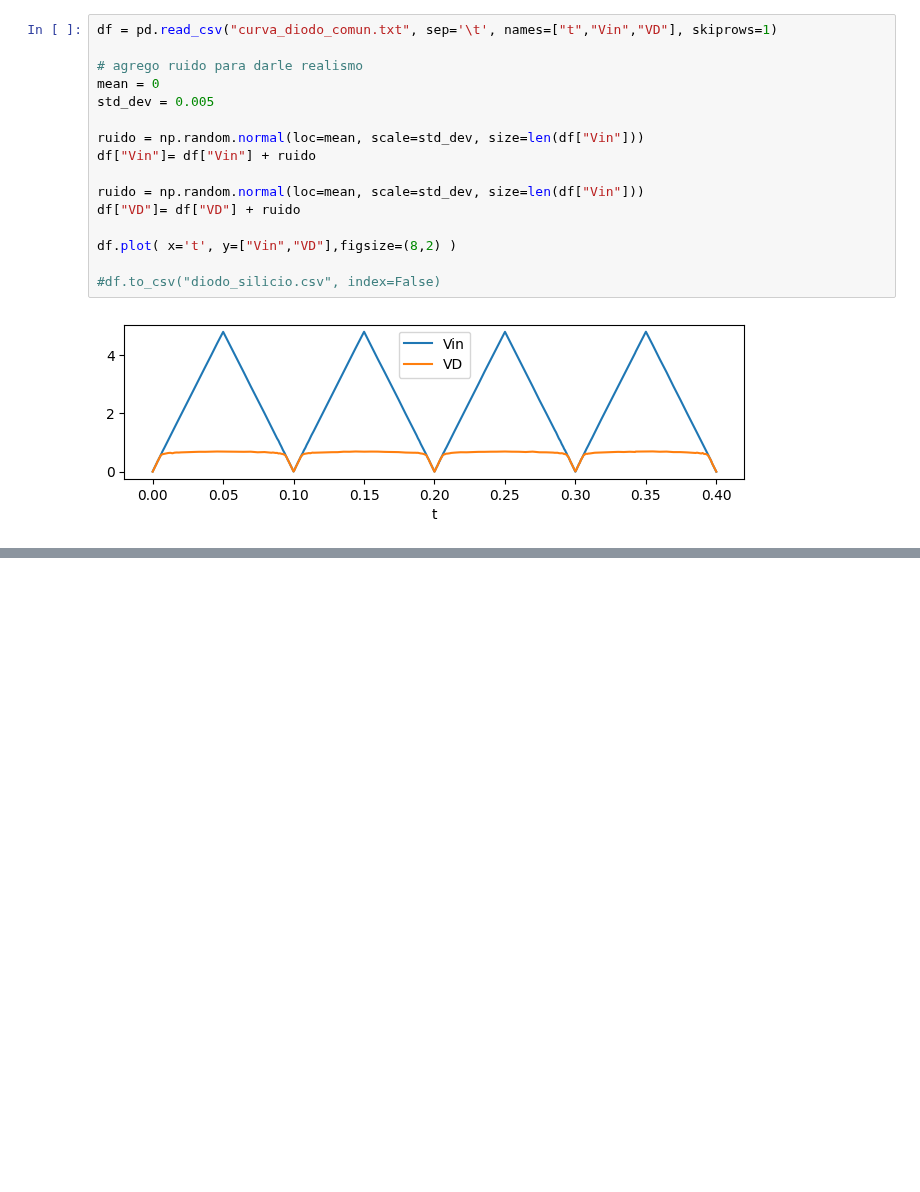
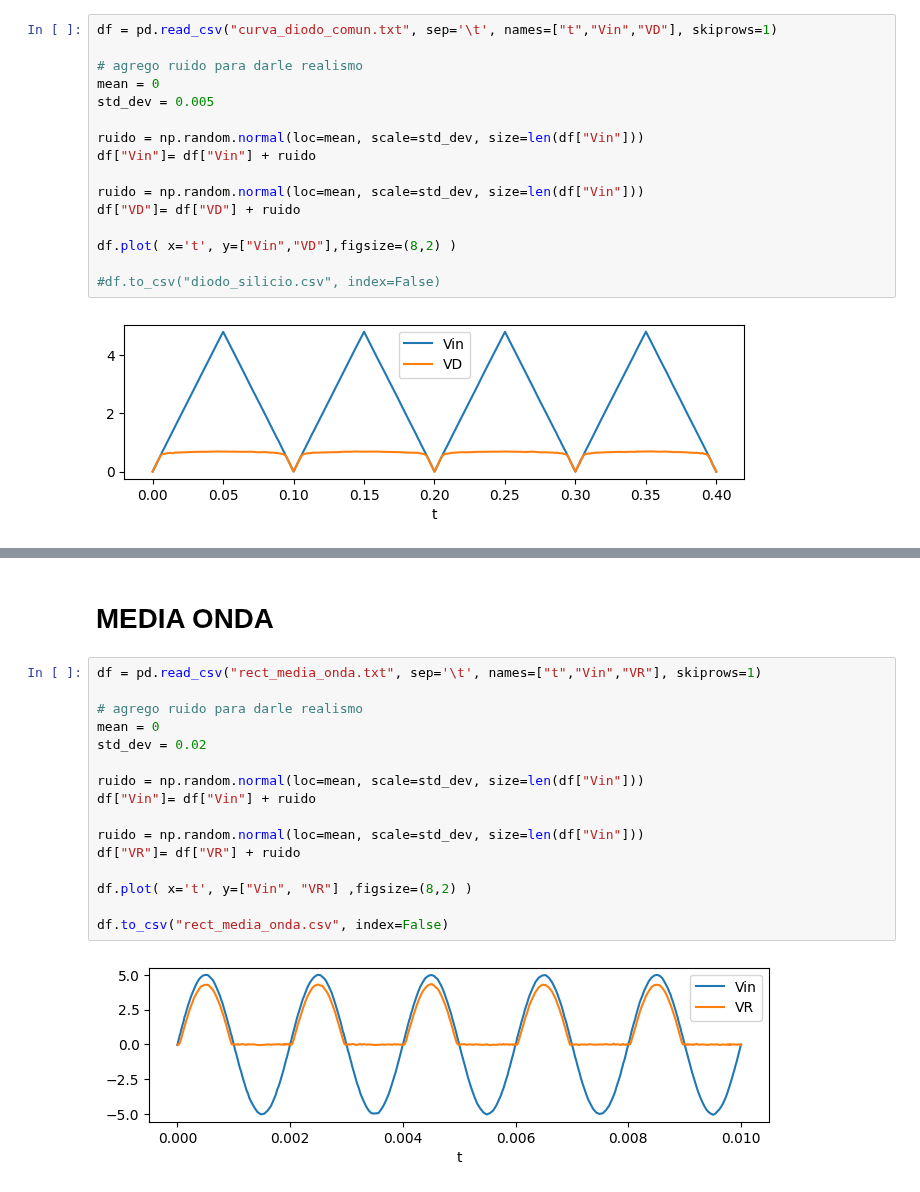
Before and after one commit to chacoma/LABO3_DF_UBA, a Jupyter notebook: Data_analisis/5.Analisis No lineales/Diodos/datos/get_data.ipynb, the cells around one changed output, grey strips where cells are left out. Saved outputs shown, nothing was run; the diff lists cells and outputs as text; blank space fills up the shorter version.

```diff
--- a/Data_analisis/5.Analisis No lineales/Diodos/datos/get_data.ipynb
+++ b/Data_analisis/5.Analisis No lineales/Diodos/datos/get_data.ipynb
@@ -39,2 +39,22 @@ df.to_csv("diodo_zenner.csv", index=False)
 # %% [output]
 [figure]
+# %% [markdown]
+# MEDIA ONDA
+# %%
+df = pd.read_csv("rect_media_onda.txt", sep='\t', names=["t","Vin","VR"], skiprows=1)
+
+# agrego ruido para darle realismo
+mean = 0
+std_dev = 0.02
+
+ruido = np.random.normal(loc=mean, scale=std_dev, size=len(df["Vin"]))
+df["Vin"]= df["Vin"] + ruido
+
+ruido = np.random.normal(loc=mean, scale=std_dev, size=len(df["Vin"]))
+df["VR"]= df["VR"] + ruido
+
+df.plot( x='t', y=["Vin", "VR"] ,figsize=(8,2) )
+
+df.to_csv("rect_media_onda.csv", index=False)
+# %% [output]
+[figure, added]
```
Also changed, not shown: parts of 1 cell of this notebook, 4 other files.
